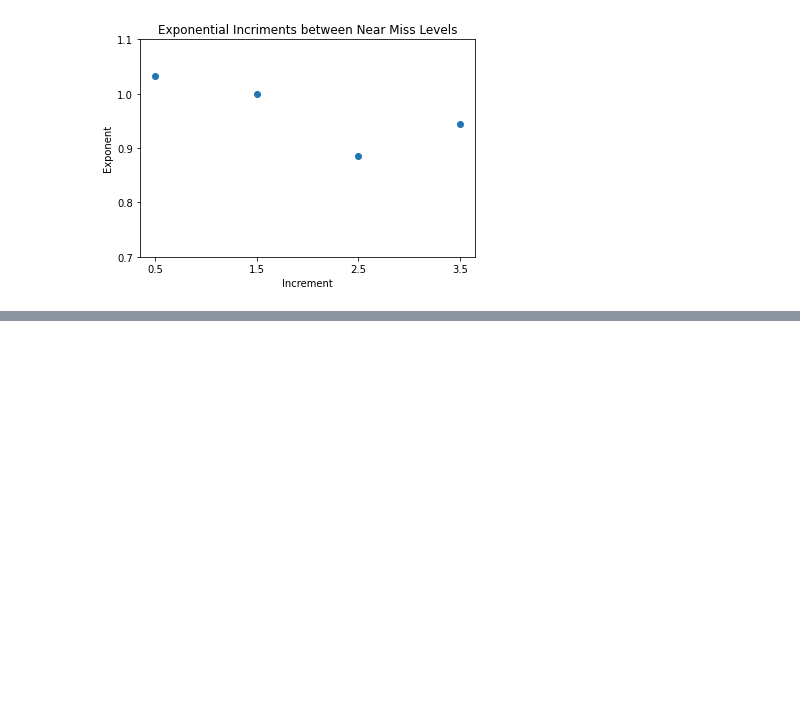
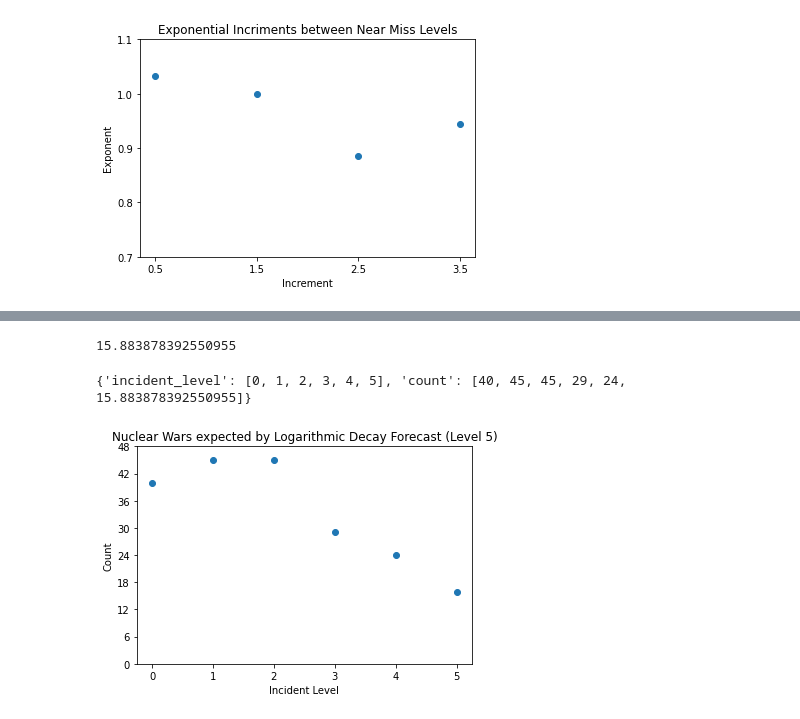
Before and after one commit to ddodds42/cwmd_data_project, a Jupyter notebook: Probability_of_war/Near_Miss_classification_counts.ipynb, the cells around one changed output, grey strips where cells are left out. Saved outputs shown, nothing was run; the diff lists cells and outputs as text; code cells hidden in the pictures; blank space fills up the shorter version.

```diff
--- a/Probability_of_war/Near_Miss_classification_counts.ipynb
+++ b/Probability_of_war/Near_Miss_classification_counts.ipynb
@@ -144,0 +196,23 @@ plt.show()
+# %%
+lambda_min_log = count[4] ** exponent_pred[-1]
+print(lambda_min_log)
+# %% [output]
+15.883878392550955
+# %%
+df_log_pred_dict = df_dict
+df_log_pred_dict['count'][-1] = lambda_min_log
+print(df_log_pred_dict)
+# %% [output]
+{'incident_level': [0, 1, 2, 3, 4, 5], 'count': [40, 45, 45, 29, 24, 15.883878392550955]}
+# %%
+df_log_pred = pd.DataFrame(data=df_log_pred_dict)
+
+plt.scatter(df_log_pred['incident_level'], df_log_pred['count'])
+plt.title('Nuclear Wars expected by Logarithmic Decay Forecast (Level 5)')
+plt.xlabel('Incident Level')
+plt.xticks(df_log_pred['incident_level'])
+plt.ylabel('Count')
+plt.yticks(range(0,50,6))
+plt.show()
+# %% [output]
+[figure, added]
```
Also changed, not shown: parts of 10 cells of this notebook.
